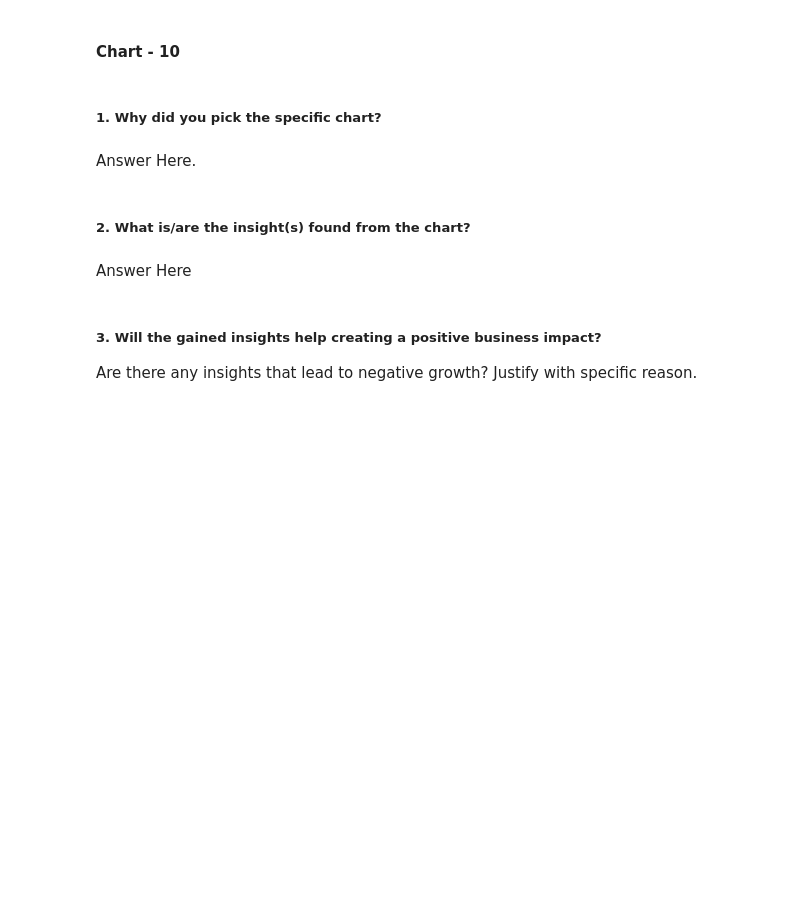
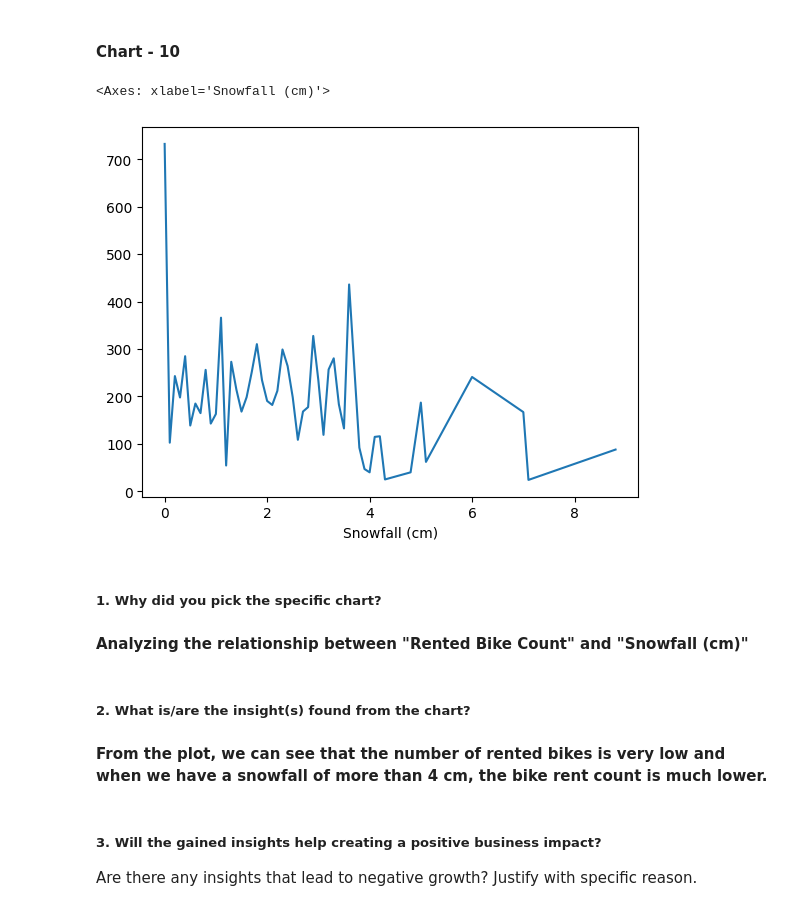
Before and after one commit to AkshayAI007/Predicting-Bike-sharing-demand-using-Machine-learning-, a Jupyter notebook: Seoul Bike Sharing Demand Prediction.ipynb, the cells around one changed output. Saved outputs shown, nothing was run; the diff lists cells and outputs as text; code cells hidden in the pictures; blank space fills up the shorter version.

```diff
--- a/Seoul Bike Sharing Demand Prediction.ipynb
+++ b/Seoul Bike Sharing Demand Prediction.ipynb
@@ -644,14 +685,18 @@ Answer Here
 #### Chart - 10
 # %%
 # Chart - 10 visualization code
+data.groupby('Snowfall (cm)').mean()['Rented Bike Count'].plot()
+# %% [output]
+<Axes: xlabel='Snowfall (cm)'>
+[figure, added]
 # %% [markdown]
 ##### 1. Why did you pick the specific chart?
-# %% [markdown]
-Answer Here.
+# %% [markdown]
+**Analyzing the relationship between "Rented Bike Count" and "Snowfall (cm)"**
 # %% [markdown]
 ##### 2. What is/are the insight(s) found from the chart?
-# %% [markdown]
-Answer Here
+# %% [markdown]
+**From the plot, we can see that the number of rented bikes is very low and when we have a snowfall of more than 4 cm, the bike rent count is much lower.**
 # %% [markdown]
 ##### 3. Will the gained insights help creating a positive business impact?
 Are there any insights that lead to negative growth? Justify with specific reason.
```
Also changed, not shown: parts of 146 cells of this notebook.
